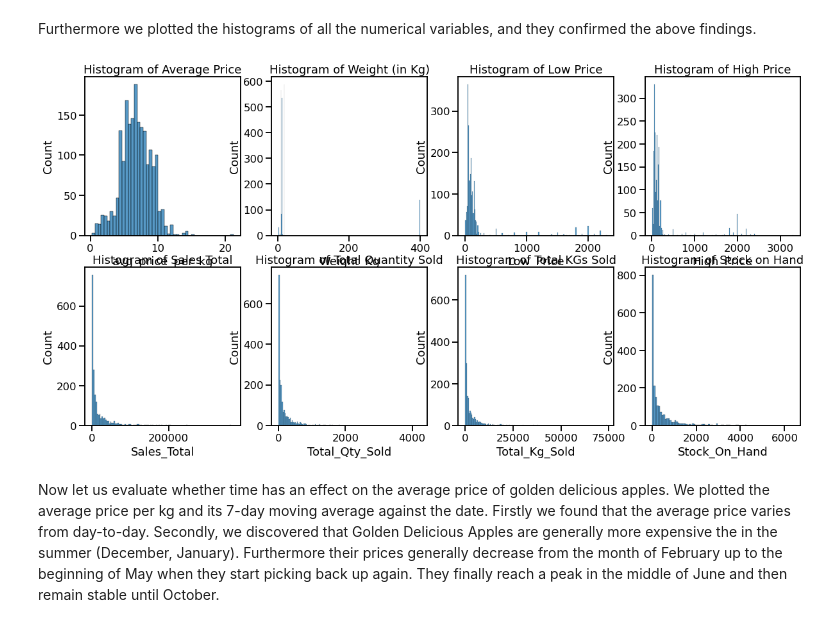
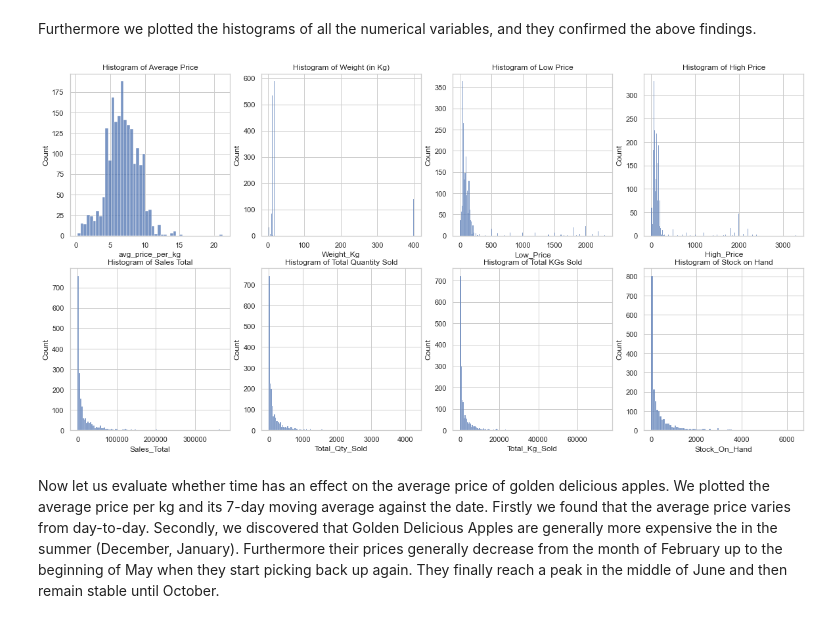
Before and after one commit to nkonyanihlulani/Team_7_regression, a Jupyter notebook: team_7.ipynb, the cells around one changed output. Drawn from its saved outputs; the diff is of its cells as text; code cells hidden in the pictures.

```diff
--- a/team_7.ipynb
+++ b/team_7.ipynb
@@ -31,22 +29,30 @@ This dataset consists of over 60 000 sales made by Durban Fresh Produce Market.
 
 import matplotlib.pyplot as plt
 import seaborn as sns
+sns.set(style='whitegrid')
 
 #Data Wrangling
 import pandas as pd
 import numpy as np
 import math
+from scipy import stats
 
 #Modelling
 from scipy.stats import pearsonr
-from sklearn.model_selection import train_test_split,KFold
-from sklearn.preprocessing import StandardScaler
-from sklearn.linear_model import LinearRegression
-from sklearn.impute import SimpleImputer
-from sklearn.linear_model import LinearRegression, Lasso, Ridge
+from sklearn.model_selection import train_test_split
+from sklearn.preprocessing import StandardScaler,PowerTransformer
+from sklearn.linear_model import LinearRegression, Ridge
+from sklearn import metrics
+from sklearn.svm import SVR
 from sklearn.tree import DecisionTreeRegressor
+import xgboost as xgb
 from sklearn.ensemble import RandomForestRegressor
-from sklearn.metrics import mean_squared_error
+from sklearn.model_selection import GridSearchCV
+from lightgbm import LGBMRegressor
+from sklearn.model_selection import RandomizedSearchCV
+from sklearn.model_selection import KFold
+
+import pickle
 # %% [markdown]
 ## **Load Data**
 # %%
@@ -171,33 +172,33 @@ Furthermore we plotted the histograms of all the numerical variables, and they c
 # %%
 
 fig, axs = plt.subplots(2, 4, figsize=(20, 10))
-#axs.grid(True)
+
 a = sns.histplot(train.avg_price_per_kg,ax=axs[0,0])
 a.set_title("Histogram of Average Price")
 
 b = sns.histplot(train.Weight_Kg,ax=axs[0,1])
 b.set_title("Histogram of Weight (in Kg)")
 
 c = sns.histplot(train.Low_Price,ax=axs[0,2])
 c.set_title("Histogram of Low Price")
 
-d = sns.histplot(train.High_Price,ax=axs[0,3])
+d = sns.histplot(train.High_Price,ax=axs[0,3],)
 d.set_title("Histogram of High Price")
 
 e = sns.histplot(train.Sales_Total,ax=axs[1,0])
 e.set_title("Histogram of Sales Total")
 
 f = sns.histplot(train.Total_Qty_Sold,ax=axs[1,1])
 f.set_title("Histogram of Total Quantity Sold")
 
 g = sns.histplot(train.Total_Kg_Sold,ax=axs[1,2])
 g.set_title("Histogram of Total KGs Sold")
 
 h = sns.histplot(train.Stock_On_Hand,ax=axs[1,3])
 h.set_title("Histogram of Stock on Hand")
 
 plt.show()
 # %% [output]
-[figure, old version]
+[figure, new version]
 # %% [markdown]
 Now let us evaluate whether time has an effect on the average price of golden delicious apples. We plotted the average price per kg and its 7-day moving average against the date. Firstly we found that the average price varies from day-to-day. Secondly, we discovered that Golden Delicious Apples are generally more expensive the in the summer (December, January). Furthermore their prices generally decrease from the month of February up to the beginning of May when they start picking back up again. They finally reach a peak in the middle of June and then remain stable until October.
```
Also changed, not shown: parts of 130 cells of this notebook.
